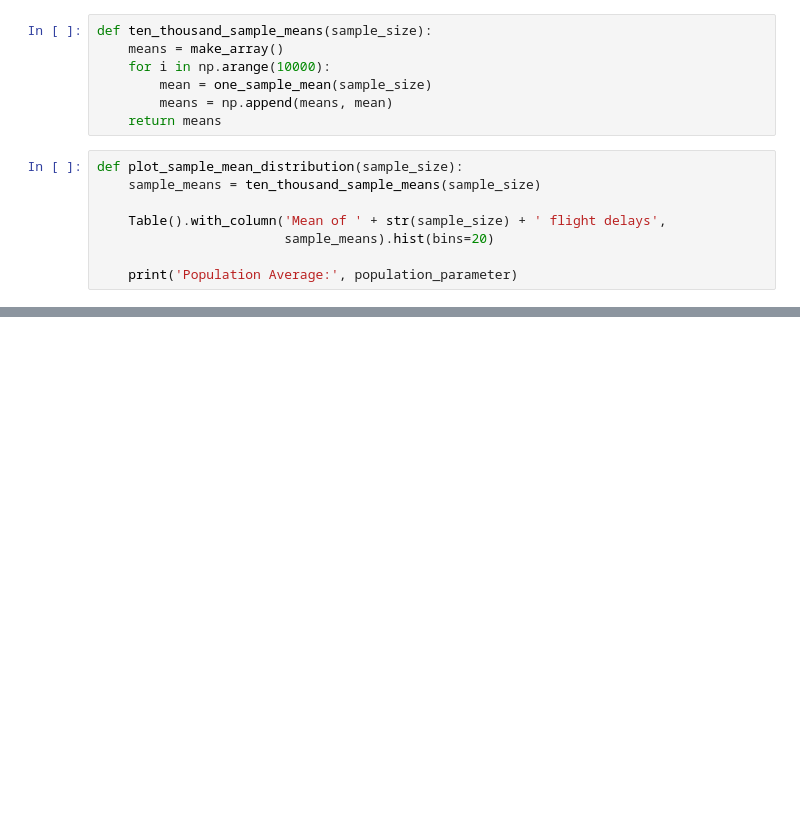
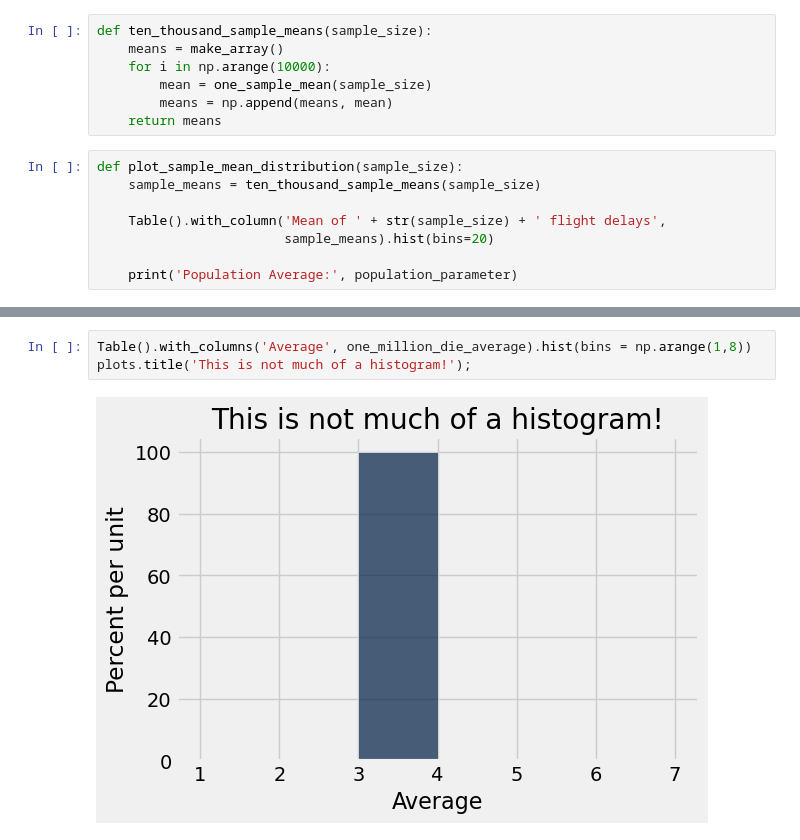
Before and after one commit to data-8/materials-su25, a Jupyter notebook: lec/lec24/lec24.ipynb, the cells around one changed output, grey strips where cells are left out. Saved outputs shown, nothing was run; the diff lists cells and outputs as text; blank space fills up the shorter version.

```diff
--- a/lec/lec24/lec24.ipynb
+++ b/lec/lec24/lec24.ipynb
@@ -111,0 +188,5 @@ After rolling 1,000,000 fair 6-sided dice, which of these histograms would you e
+# %%
+Table().with_columns('Average', one_million_die_average).hist(bins = np.arange(1,8))
+plots.title('This is not much of a histogram!');
+# %% [output]
+[figure, added]
```
Also changed, not shown: parts of 32 cells of this notebook.
